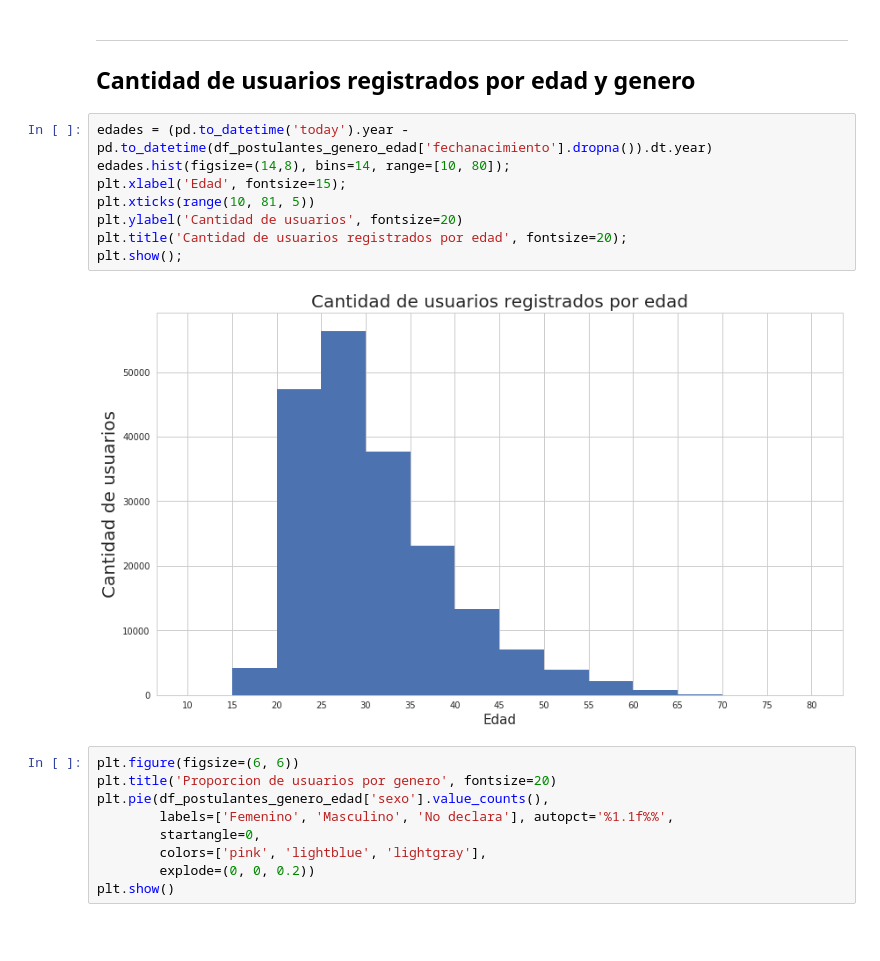
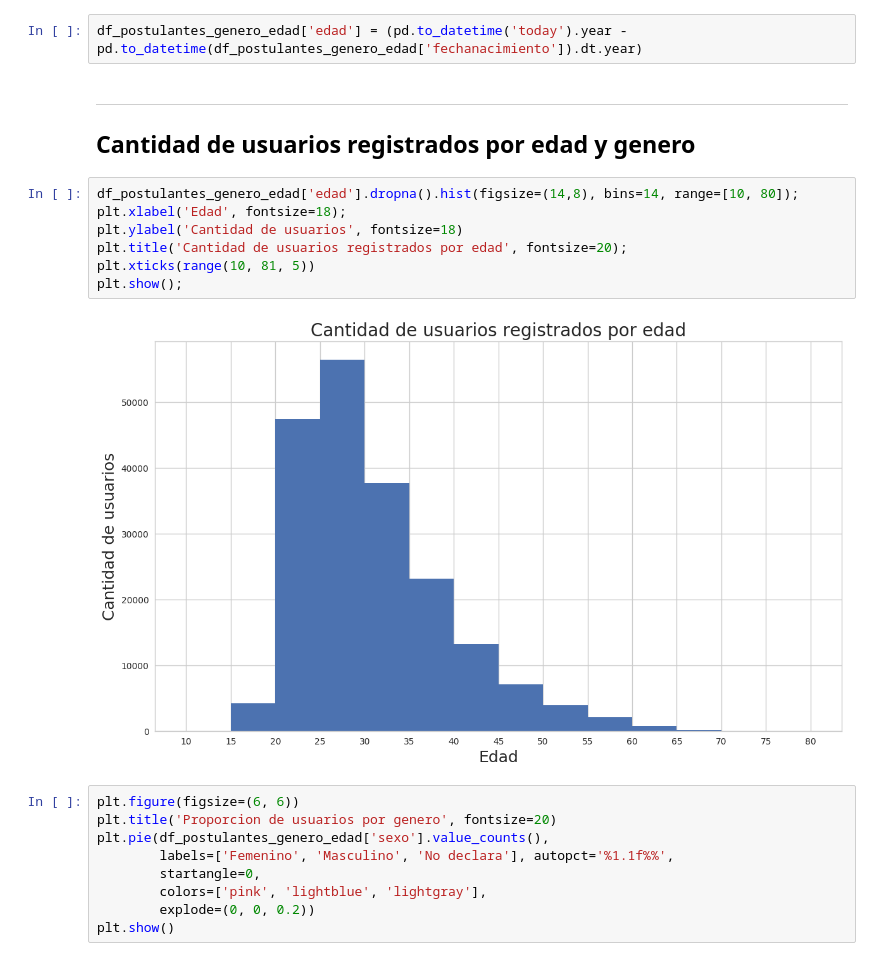
Before and after one commit to javierleyes/OrganizacionDeDatos, a Jupyter notebook: analisisLucas.ipynb, the cells around one changed output. Cells and saved outputs as stored; diff of their text form; blank space fills up the shorter version.

Commit message:
4 horas para 2 plots

```diff
--- a/analisisLucas.ipynb
+++ b/analisisLucas.ipynb
@@ -37,16 +39,17 @@ print("------------------");
+# %%
+df_postulantes_genero_edad['edad'] = (pd.to_datetime('today').year - pd.to_datetime(df_postulantes_genero_edad['fechanacimiento']).dt.year)
 # %% [markdown]
 ---
 ## Cantidad de usuarios registrados por edad y genero
 # %%
-edades = (pd.to_datetime('today').year - pd.to_datetime(df_postulantes_genero_edad['fechanacimiento'].dropna()).dt.year)
-edades.hist(figsize=(14,8), bins=14, range=[10, 80]);
-plt.xlabel('Edad', fontsize=15);
+df_postulantes_genero_edad['edad'].dropna().hist(figsize=(14,8), bins=14, range=[10, 80]);
+plt.xlabel('Edad', fontsize=18);
+plt.ylabel('Cantidad de usuarios', fontsize=18)
+plt.title('Cantidad de usuarios registrados por edad', fontsize=20);
 plt.xticks(range(10, 81, 5))
-plt.ylabel('Cantidad de usuarios', fontsize=20)
-plt.title('Cantidad de usuarios registrados por edad', fontsize=20);
 plt.show();
 # %% [output]
-[figure, old version]
+[figure, new version]
 # %%
 plt.figure(figsize=(6, 6))
 plt.title('Proporcion de usuarios por genero', fontsize=20)
```
Also changed, not shown: parts of 3 cells of this notebook, 2 other files.
